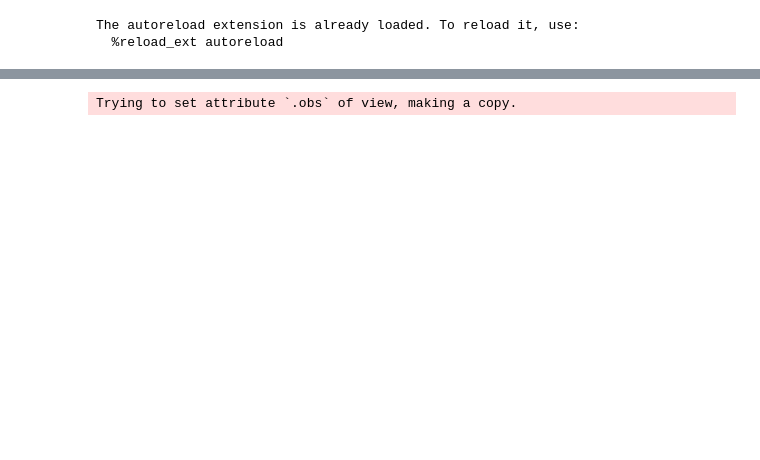
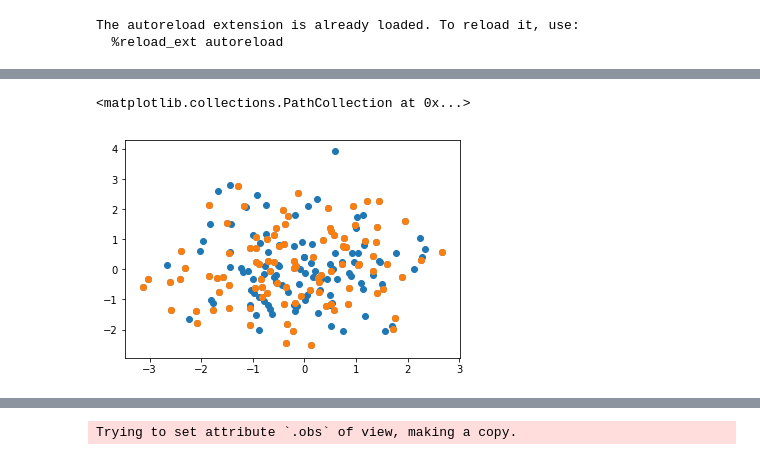
Before and after one commit to bendemeo/hopper, a Jupyter notebook: test.ipynb, the cells around one changed output, grey strips where cells are left out. Cells and saved outputs as stored; diff of their text form; code cells hidden in the pictures; blank space fills up the shorter version.

```diff
--- a/test.ipynb
+++ b/test.ipynb
@@ -17,0 +62,6 @@ rgauss = np.random.normal(size=(1000,2))
+# %%
+plt.scatter(small[:,0],small[:,1])
+plt.scatter(smaller[:,0],smaller[:,1])
+# %% [output]
+<matplotlib.collections.PathCollection at 0x...>
+[figure, added]
```
Also changed, not shown: parts of 20 cells of this notebook, 3 other files.
